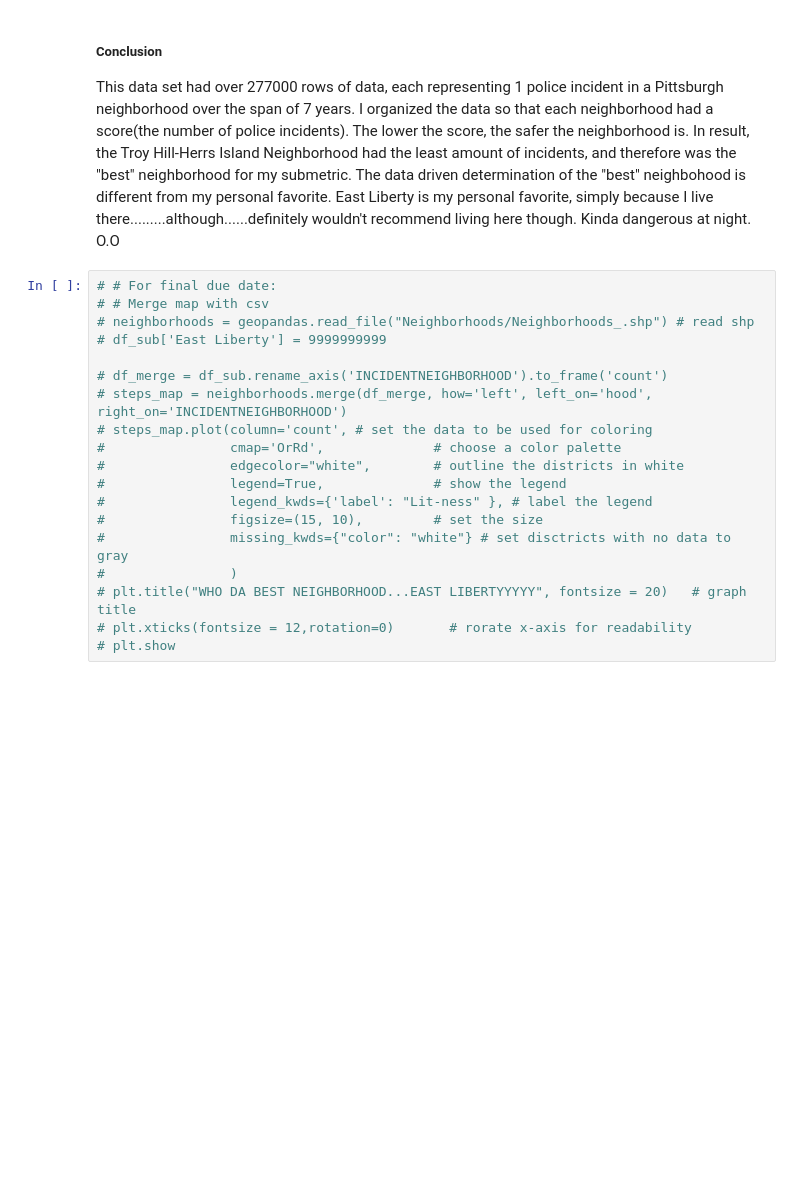
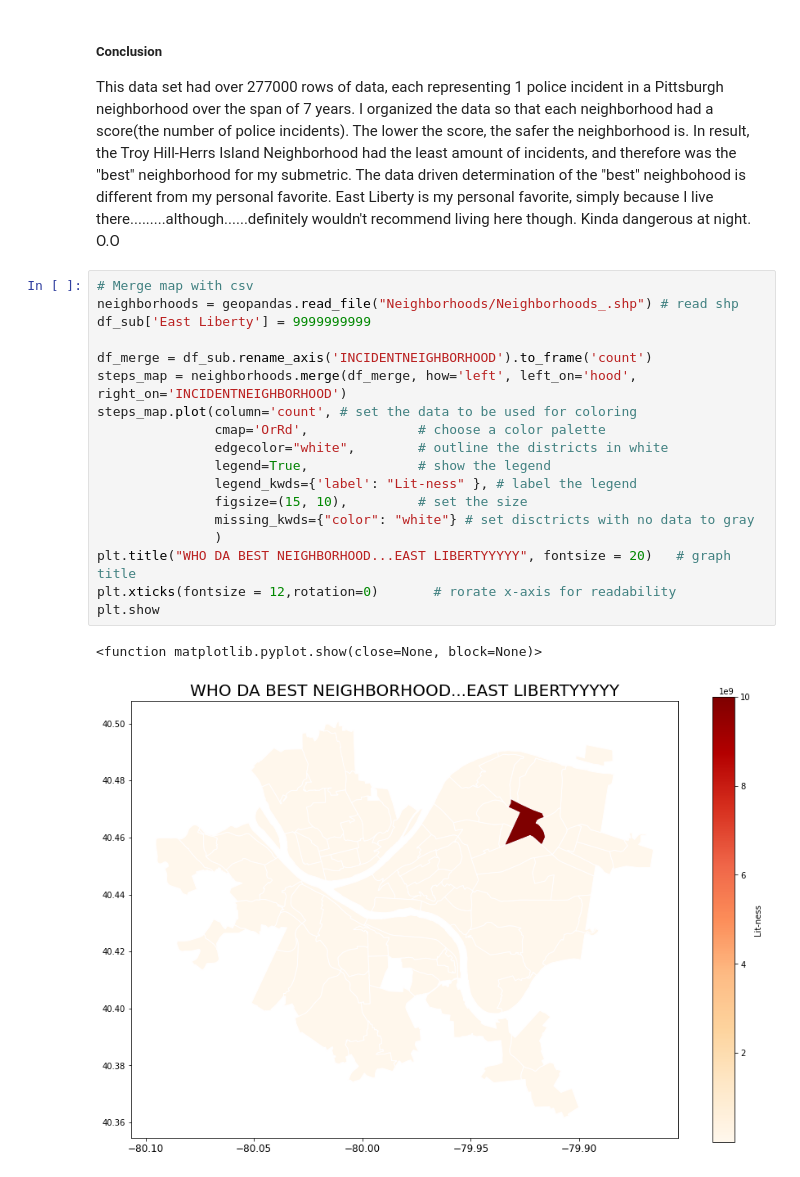
Before and after one commit to EddieTrey/CMPINF0010-Final-Project, a Jupyter notebook: Edward's Notebook/edward.ipynb, the cells around one changed output. Cells and saved outputs as stored; diff of their text form; blank space fills up the shorter version.

```diff
--- a/Edward's Notebook/edward.ipynb
+++ b/Edward's Notebook/edward.ipynb
@@ -73,21 +74,23 @@ plt.show()                                  # show graph more cleanly
 ##### Conclusion
 This data set had over 277000 rows of data, each representing 1 police incident in a Pittsburgh neighborhood over the span of 7 years. I organized the data so that each neighborhood had a score(the number of police incidents). The lower the score, the safer the neighborhood is. In result, the Troy Hill-Herrs Island Neighborhood had the least amount of incidents, and therefore was the "best" neighborhood for my submetric. The data driven determination of the "best" neighbohood is different from my personal favorite. East Liberty is my personal favorite, simply because I live there.........although......definitely wouldn't recommend living here though. Kinda dangerous at night. O.O
 # %%
-# # For final due date:
-# # Merge map with csv
-# neighborhoods = geopandas.read_file("Neighborhoods/Neighborhoods_.shp") # read shp
-# df_sub['East Liberty'] = 9999999999
+# Merge map with csv
+neighborhoods = geopandas.read_file("Neighborhoods/Neighborhoods_.shp") # read shp
+df_sub['East Liberty'] = 9999999999
 
-# df_merge = df_sub.rename_axis('INCIDENTNEIGHBORHOOD').to_frame('count')
-# steps_map = neighborhoods.merge(df_merge, how='left', left_on='hood', right_on='INCIDENTNEIGHBORHOOD')
-# steps_map.plot(column='count', # set the data to be used for coloring
-#                cmap='OrRd',              # choose a color palette
-#                edgecolor="white",        # outline the districts in white
-#                legend=True,              # show the legend
-#                legend_kwds={'label': "Lit-ness" }, # label the legend
-#                figsize=(15, 10),         # set the size
-#                missing_kwds={"color": "white"} # set disctricts with no data to gray
-#                )
-# plt.title("WHO DA BEST NEIGHBORHOOD...EAST LIBERTYYYYY", fontsize = 20)   # graph title
-# plt.xticks(fontsize = 12,rotation=0)       # rorate x-axis for readability
-# plt.show
+df_merge = df_sub.rename_axis('INCIDENTNEIGHBORHOOD').to_frame('count')
+steps_map = neighborhoods.merge(df_merge, how='left', left_on='hood', right_on='INCIDENTNEIGHBORHOOD')
+steps_map.plot(column='count', # set the data to be used for coloring
+               cmap='OrRd',              # choose a color palette
+               edgecolor="white",        # outline the districts in white
+               legend=True,              # show the legend
+               legend_kwds={'label': "Lit-ness" }, # label the legend
+               figsize=(15, 10),         # set the size
+               missing_kwds={"color": "white"} # set disctricts with no data to gray
+               )
+plt.title("WHO DA BEST NEIGHBORHOOD...EAST LIBERTYYYYY", fontsize = 20)   # graph title
+plt.xticks(fontsize = 12,rotation=0)       # rorate x-axis for readability
+plt.show
+# %% [output]
+<function matplotlib.pyplot.show(close=None, block=None)>
+[figure, added]
```
Also changed, not shown: parts of 3 cells of this notebook, 1 other file.
